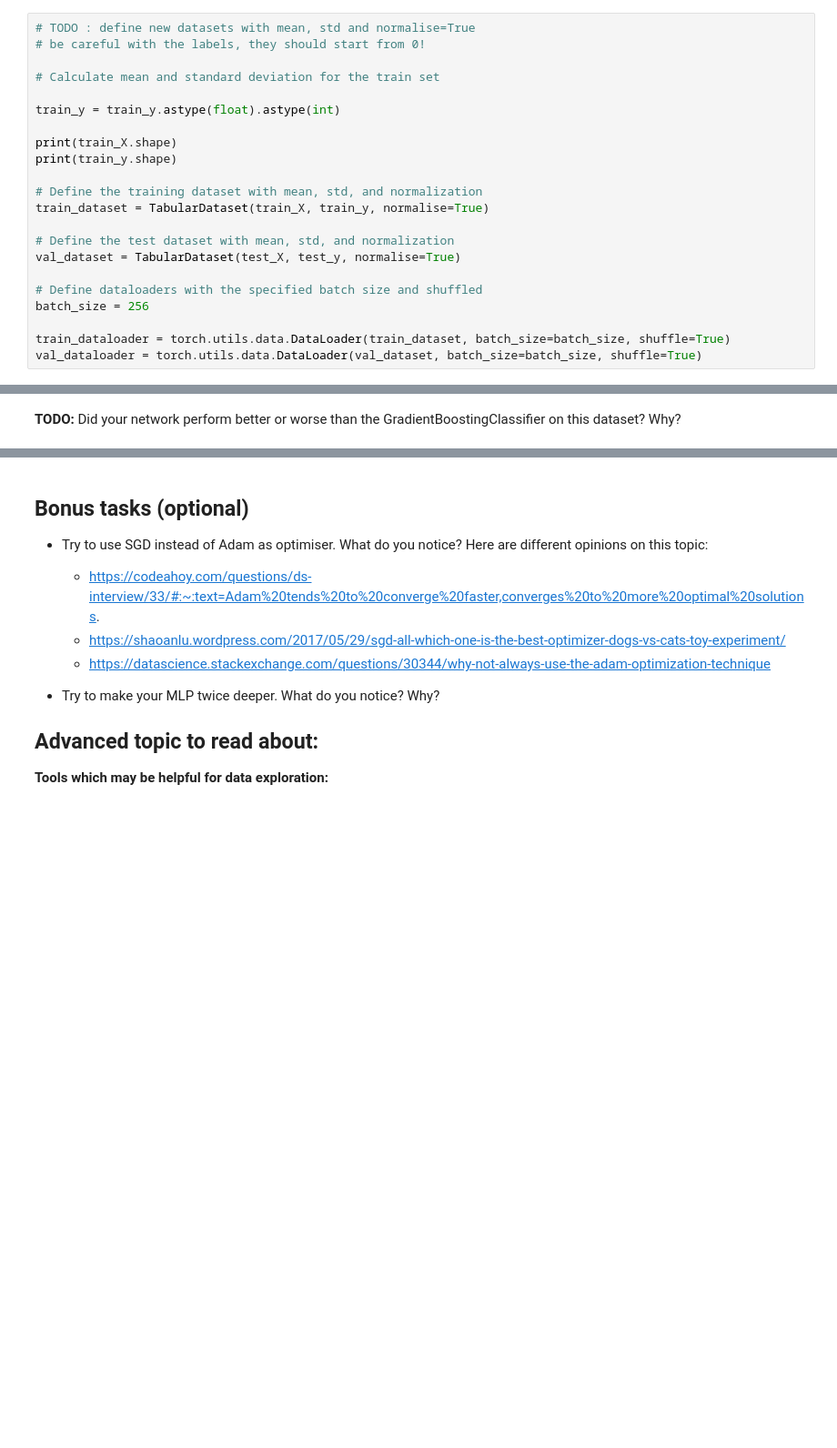
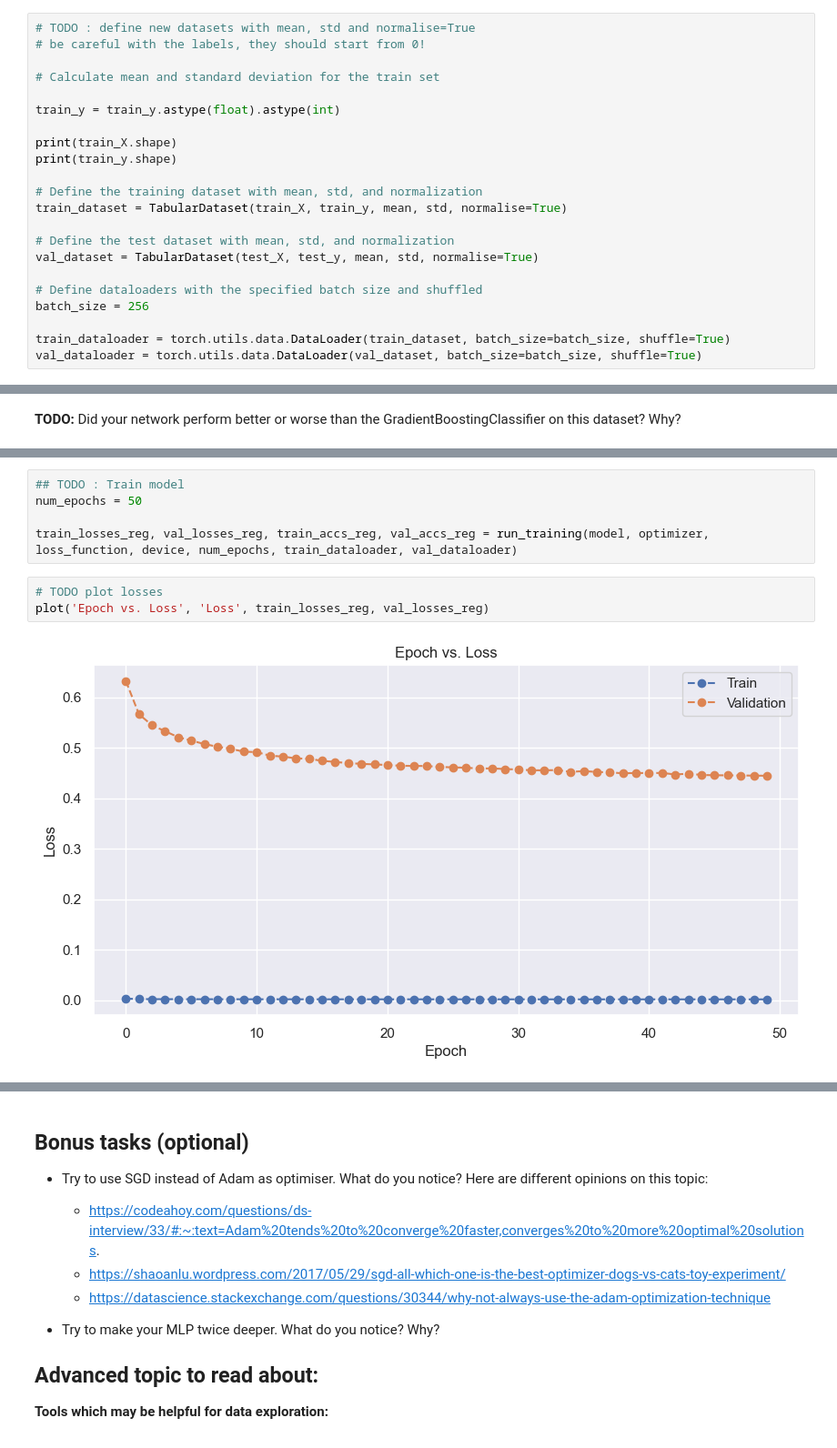
Before and after one commit to Paul-Jarschke/Machine-Learning-Practicals, a Jupyter notebook: Practical_04/4_ Jarschke.ipynb, the cells around one changed output, grey strips where cells are left out. Shown at 91% size. Saved outputs shown, nothing was run; the diff lists cells and outputs as text; blank space fills up the shorter version.

```diff
--- a/Practical_04/4_ Jarschke.ipynb
+++ b/Practical_04/4_ Jarschke.ipynb
@@ -621,10 +782,10 @@ print(train_X.shape)
 print(train_y.shape)
 
 # Define the training dataset with mean, std, and normalization
-train_dataset = TabularDataset(train_X, train_y, normalise=True)
+train_dataset = TabularDataset(train_X, train_y, mean, std, normalise=True)
 
 # Define the test dataset with mean, std, and normalization
-val_dataset = TabularDataset(test_X, test_y, normalise=True)
+val_dataset = TabularDataset(test_X, test_y, mean, std, normalise=True)
 
 # Define dataloaders with the specified batch size and shuffled
 batch_size = 256
@@ -749,0 +973,10 @@ plot('Epoch vs. Accuracy', 'Accuracy', train_accs, val_accs)
+# %%
+## TODO : Train model
+num_epochs = 50
+
+train_losses_reg, val_losses_reg, train_accs_reg, val_accs_reg = run_training(model, optimizer, loss_function, device, num_epochs, train_dataloader, val_dataloader)
+# %%
+# TODO plot losses
+plot('Epoch vs. Loss', 'Loss', train_losses_reg, val_losses_reg)
+# %% [output]
+[figure, added]
```
Also changed, not shown: parts of 31 cells of this notebook.
